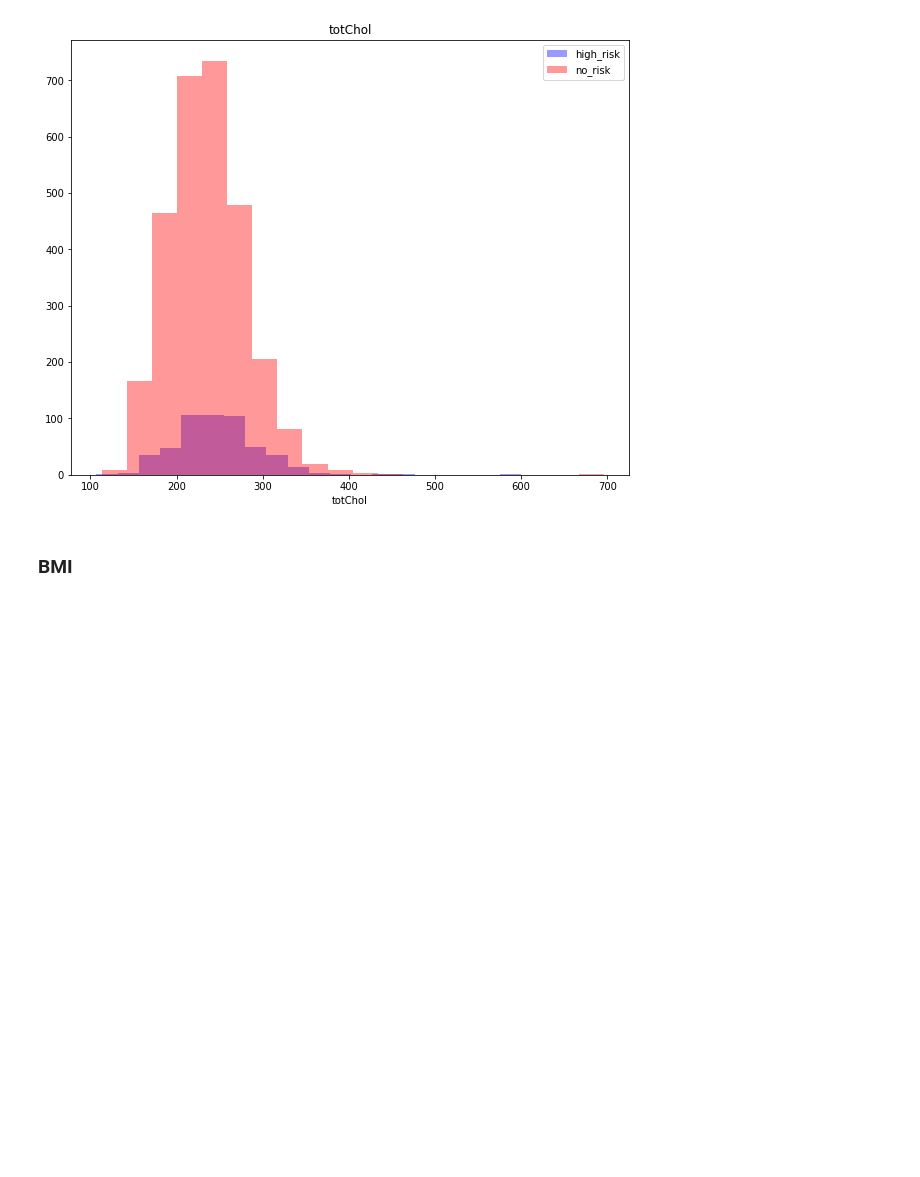
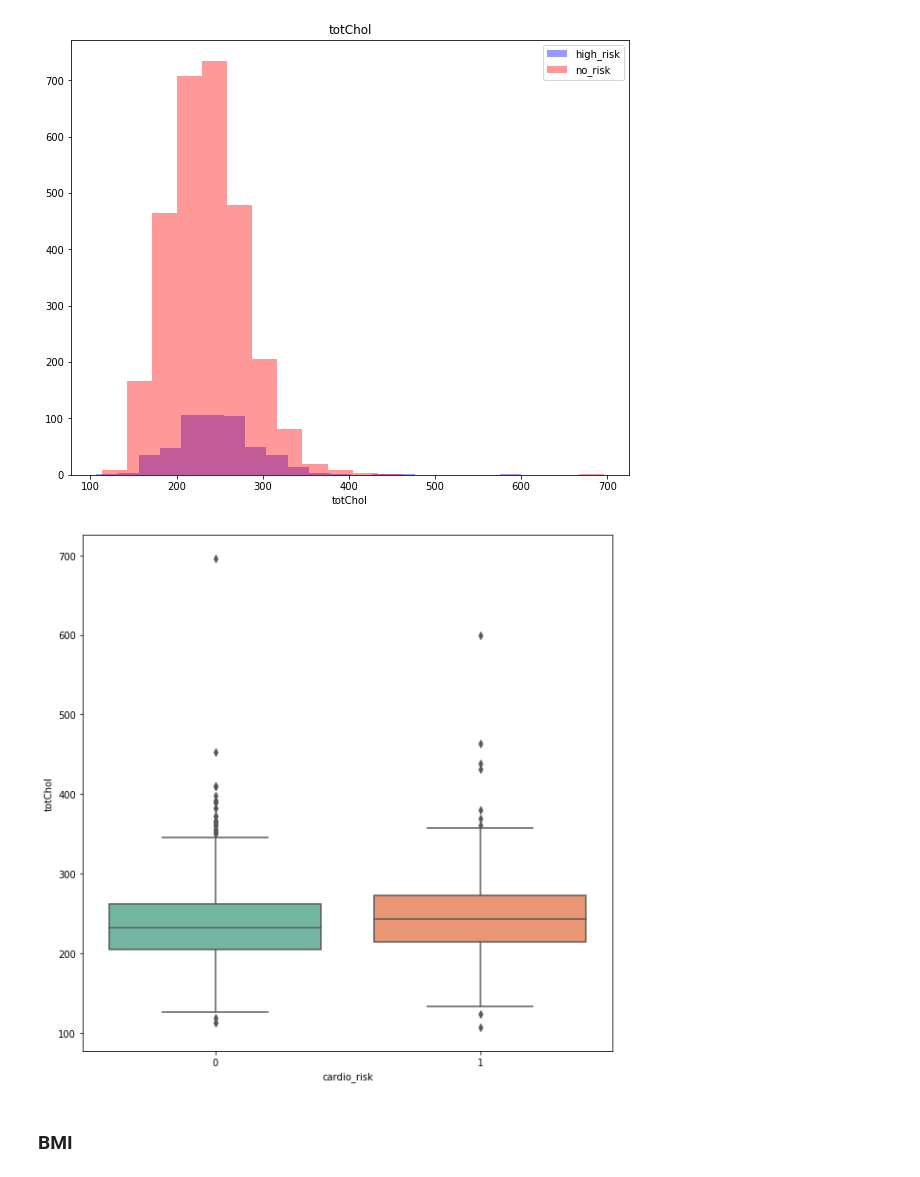
Before and after one commit to pavi-1994/Cardio_vascular_risk_prediction, a Jupyter notebook: cardivascular_risk_prediction.ipynb, the cells around one changed output. Drawn from its saved outputs; the diff is of its cells as text; code cells hidden in the pictures; blank space fills up the shorter version.

```diff
--- a/cardivascular_risk_prediction.ipynb
+++ b/cardivascular_risk_prediction.ipynb
@@ -728,6 +751,12 @@ ax.set_title('totChol')
 # %% [output]
 Text(0.5, 1.0, 'totChol')
 [figure]
+# %%
+#plotting the box plot to vizualize the data distribution of cardio_risk and totChol
+plt.figure(figsize=(10,10))
+ax = sns.boxplot(x="cardio_risk", y="totChol", data=cardio_df,palette="Set2")
+# %% [output]
+[figure, added]
 # %% [markdown]
 ### BMI
 # %%
```
Also changed, not shown: parts of 54 cells of this notebook.
